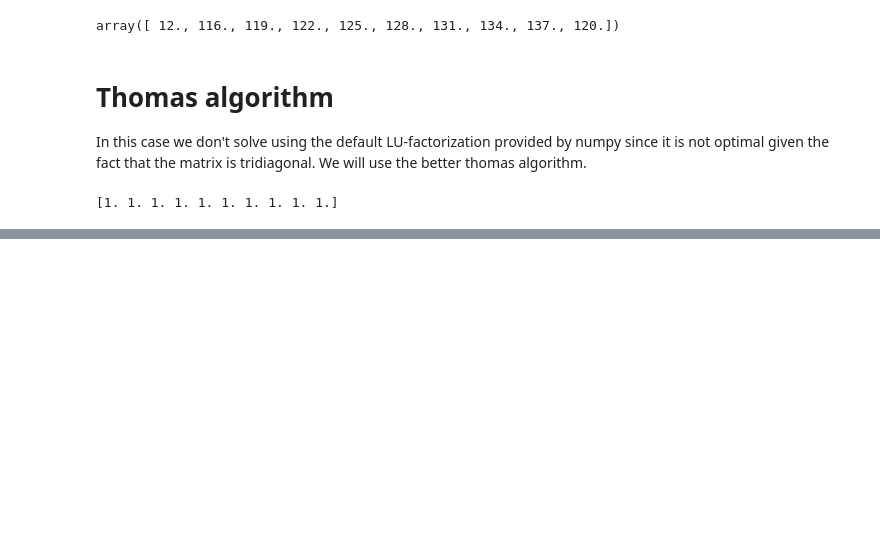
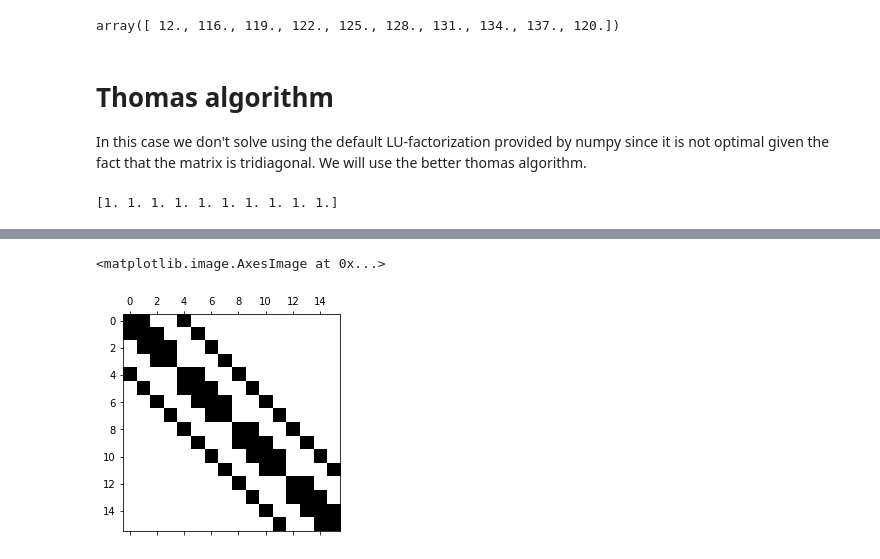
Before and after one commit to sissa/P1.4_seed, a Jupyter notebook: notes/06b_linear_systems_thomas_fillin_iterative.ipynb, the cells around one changed output, grey strips where cells are left out. Cells and saved outputs as stored; diff of their text form; code cells hidden in the pictures; blank space fills up the shorter version.

```diff
--- a/notes/06b_linear_systems_thomas_fillin_iterative.ipynb
+++ b/notes/06b_linear_systems_thomas_fillin_iterative.ipynb
@@ -72,0 +89,3 @@ $$K_p(A) = \|A\|_p \times \|A^{-1}\|_p$$
+# %%
+B = np.array([[-4, 1, 0, 0],[1, -4, 1, 0],[0, 1, -4, 1],[0, 0, 1, -4]])
+B
@@ -72,0 +97,3 @@ $$K_p(A) = \|A\|_p \times \|A^{-1}\|_p$$
+# %%
+I = np.eye(4)
+I
@@ -72,0 +105,3 @@ $$K_p(A) = \|A\|_p \times \|A^{-1}\|_p$$
+# %%
+Z = np.zeros([4,4])
+Z
@@ -72,0 +113,3 @@ $$K_p(A) = \|A\|_p \times \|A^{-1}\|_p$$
+# %%
+A = np.block([[B, I, Z, Z],[I, B, I, Z],[Z, I, B, I],[Z, Z, I, B]])
+A
@@ -72,0 +134,12 @@ $$K_p(A) = \|A\|_p \times \|A^{-1}\|_p$$
+# %%
+import scipy
+import scipy.linalg
+import matplotlib.pyplot as plt
+from scipy.sparse import coo_matrix
+
+P, L, U = scipy.linalg.lu(A)
+
+plt.spy(A)
+# %% [output]
+<matplotlib.image.AxesImage at 0x...>
+[figure, added]
```
Also changed, not shown: parts of 9 cells of this notebook, 5 other files.
